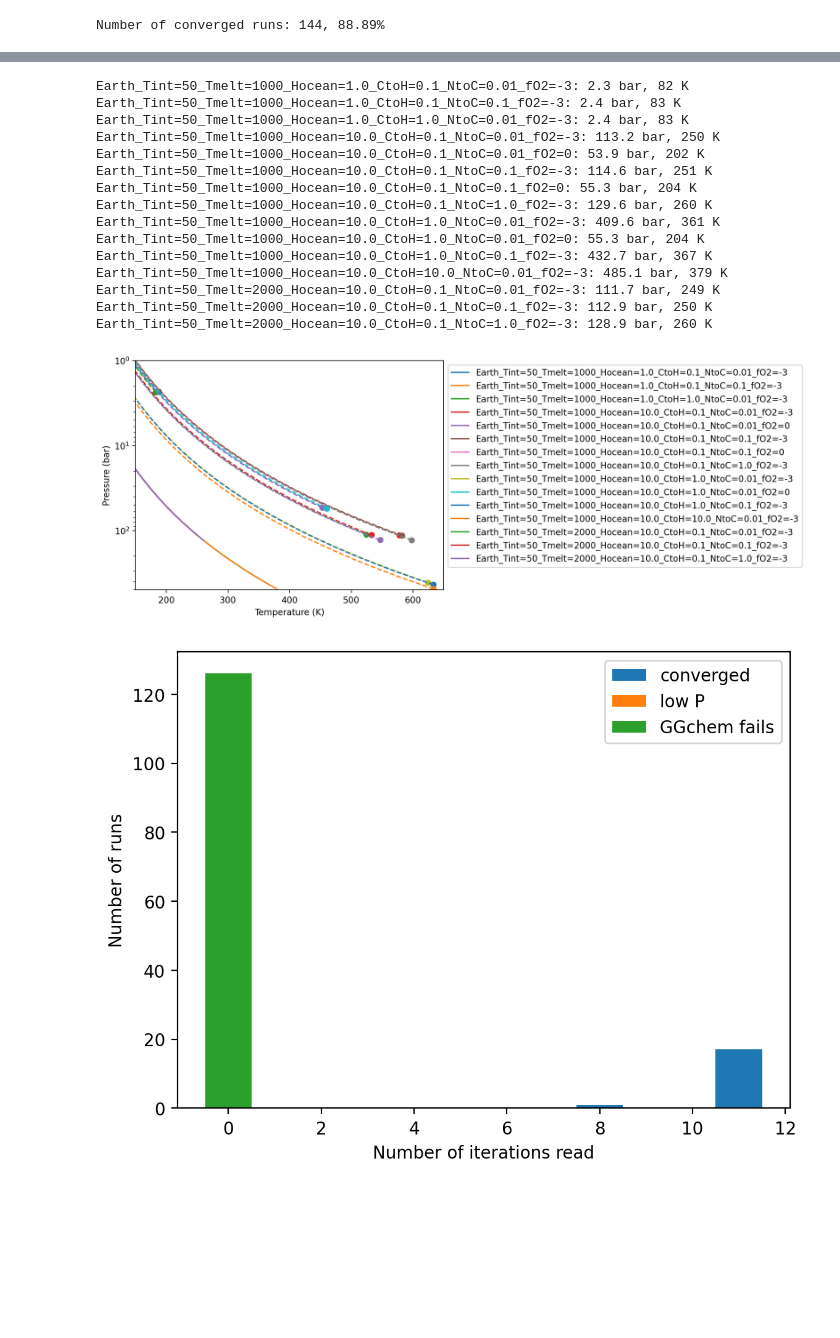
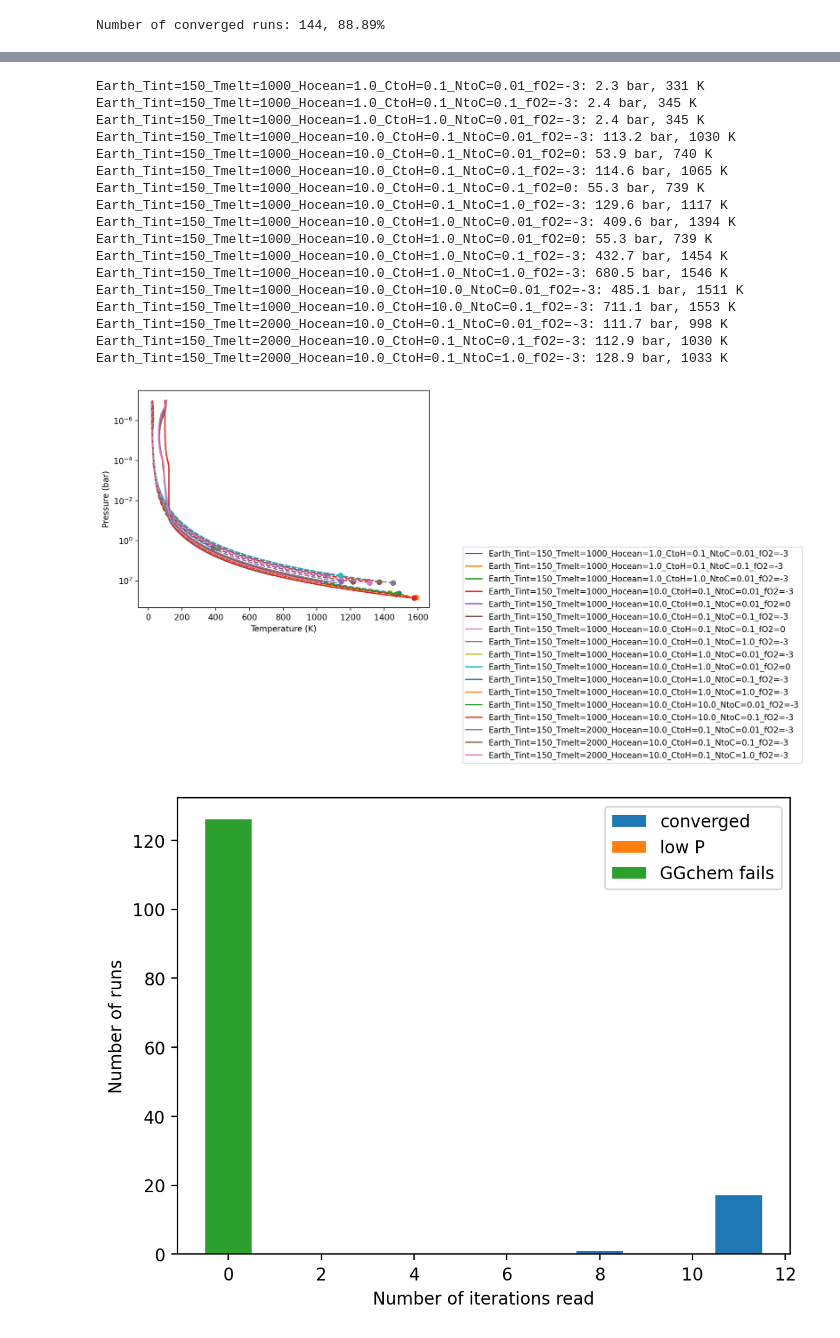
Before and after one commit to DavidDahlbudding/chelio, a Jupyter notebook: analyze/C_cornerplots.ipynb, the cells around one changed output, grey strips where cells are left out. Drawn from its saved outputs; the diff is of its cells as text; code cells hidden in the pictures; blank space fills up the shorter version.

```diff
--- a/analyze/C_cornerplots.ipynb
+++ b/analyze/C_cornerplots.ipynb
@@ -221,38 +221,40 @@ GGchem fails 129
 # %%
 # plot temperature profiles
 for i, run in enumerate(runs):
     if run.final_convergence_status:
         if np.all(np.abs(run.temperatures_K[0,:] - 500) > 1e-1):
             print(f'{run.run_name}: {run.pressures_bar[0,0]:.1f} bar, {run.temperatures_K[0,0]:.0f} K')
             line = plt.plot(run.temperatures_K[0,:], run.pressures_bar[0,:], label=run.run_name)
             plt.plot(PTs[i][:,1], PTs[i][:,0], color=line[0].get_color(), linestyle='--')
             plt.plot(PTs[i][0,1], PTs[i][0,0], color=line[0].get_color(), marker='o')
 
 plt.yscale('log')
 plt.gca().invert_yaxis()
-plt.xlim(150, 650)
-plt.ylim(5e2, 1e0)
+#plt.xlim(150, 650)
+#plt.ylim(5e2, 1e0)
 plt.xlabel('Temperature (K)')
 plt.ylabel('Pressure (bar)')
-plt.legend(bbox_to_anchor=(1.0, 1.0))
+plt.legend(bbox_to_anchor=(1.1, 0.3))
 plt.show()
 # %% [output]
-Earth_Tint=50_Tmelt=1000_Hocean=1.0_CtoH=0.1_NtoC=0.01_fO2=-3: 2.3 bar, 82 K
-Earth_Tint=50_Tmelt=1000_Hocean=1.0_CtoH=0.1_NtoC=0.1_fO2=-3: 2.4 bar, 83 K
-Earth_Tint=50_Tmelt=1000_Hocean=1.0_CtoH=1.0_NtoC=0.01_fO2=-3: 2.4 bar, 83 K
-Earth_Tint=50_Tmelt=1000_Hocean=10.0_CtoH=0.1_NtoC=0.01_fO2=-3: 113.2 bar, 250 K
-Earth_Tint=50_Tmelt=1000_Hocean=10.0_CtoH=0.1_NtoC=0.01_fO2=0: 53.9 bar, 202 K
-Earth_Tint=50_Tmelt=1000_Hocean=10.0_CtoH=0.1_NtoC=0.1_fO2=-3: 114.6 bar, 251 K
-Earth_Tint=50_Tmelt=1000_Hocean=10.0_CtoH=0.1_NtoC=0.1_fO2=0: 55.3 bar, 204 K
-Earth_Tint=50_Tmelt=1000_Hocean=10.0_CtoH=0.1_NtoC=1.0_fO2=-3: 129.6 bar, 260 K
-Earth_Tint=50_Tmelt=1000_Hocean=10.0_CtoH=1.0_NtoC=0.01_fO2=-3: 409.6 bar, 361 K
-Earth_Tint=50_Tmelt=1000_Hocean=10.0_CtoH=1.0_NtoC=0.01_fO2=0: 55.3 bar, 204 K
-Earth_Tint=50_Tmelt=1000_Hocean=10.0_CtoH=1.0_NtoC=0.1_fO2=-3: 432.7 bar, 367 K
-Earth_Tint=50_Tmelt=1000_Hocean=10.0_CtoH=10.0_NtoC=0.01_fO2=-3: 485.1 bar, 379 K
-Earth_Tint=50_Tmelt=2000_Hocean=10.0_CtoH=0.1_NtoC=0.01_fO2=-3: 111.7 bar, 249 K
-Earth_Tint=50_Tmelt=2000_Hocean=10.0_CtoH=0.1_NtoC=0.1_fO2=-3: 112.9 bar, 250 K
-Earth_Tint=50_Tmelt=2000_Hocean=10.0_CtoH=0.1_NtoC=1.0_fO2=-3: 128.9 bar, 260 K
+Earth_Tint=150_Tmelt=1000_Hocean=1.0_CtoH=0.1_NtoC=0.01_fO2=-3: 2.3 bar, 331 K
+Earth_Tint=150_Tmelt=1000_Hocean=1.0_CtoH=0.1_NtoC=0.1_fO2=-3: 2.4 bar, 345 K
+Earth_Tint=150_Tmelt=1000_Hocean=1.0_CtoH=1.0_NtoC=0.01_fO2=-3: 2.4 bar, 345 K
+Earth_Tint=150_Tmelt=1000_Hocean=10.0_CtoH=0.1_NtoC=0.01_fO2=-3: 113.2 bar, 1030 K
+Earth_Tint=150_Tmelt=1000_Hocean=10.0_CtoH=0.1_NtoC=0.01_fO2=0: 53.9 bar, 740 K
+Earth_Tint=150_Tmelt=1000_Hocean=10.0_CtoH=0.1_NtoC=0.1_fO2=-3: 114.6 bar, 1065 K
+Earth_Tint=150_Tmelt=1000_Hocean=10.0_CtoH=0.1_NtoC=0.1_fO2=0: 55.3 bar, 739 K
+Earth_Tint=150_Tmelt=1000_Hocean=10.0_CtoH=0.1_NtoC=1.0_fO2=-3: 129.6 bar, 1117 K
+Earth_Tint=150_Tmelt=1000_Hocean=10.0_CtoH=1.0_NtoC=0.01_fO2=-3: 409.6 bar, 1394 K
+Earth_Tint=150_Tmelt=1000_Hocean=10.0_CtoH=1.0_NtoC=0.01_fO2=0: 55.3 bar, 739 K
+Earth_Tint=150_Tmelt=1000_Hocean=10.0_CtoH=1.0_NtoC=0.1_fO2=-3: 432.7 bar, 1454 K
+Earth_Tint=150_Tmelt=1000_Hocean=10.0_CtoH=1.0_NtoC=1.0_fO2=-3: 680.5 bar, 1546 K
+Earth_Tint=150_Tmelt=1000_Hocean=10.0_CtoH=10.0_NtoC=0.01_fO2=-3: 485.1 bar, 1511 K
+Earth_Tint=150_Tmelt=1000_Hocean=10.0_CtoH=10.0_NtoC=0.1_fO2=-3: 711.1 bar, 1553 K
+Earth_Tint=150_Tmelt=2000_Hocean=10.0_CtoH=0.1_NtoC=0.01_fO2=-3: 111.7 bar, 998 K
+Earth_Tint=150_Tmelt=2000_Hocean=10.0_CtoH=0.1_NtoC=0.1_fO2=-3: 112.9 bar, 1030 K
+Earth_Tint=150_Tmelt=2000_Hocean=10.0_CtoH=0.1_NtoC=1.0_fO2=-3: 128.9 bar, 1033 K
-[figure, old version]
+[figure, new version]
 # %%
 param = 'iterations_read'
 
```
Also changed, not shown: parts of 4 cells of this notebook, 20 other files.
